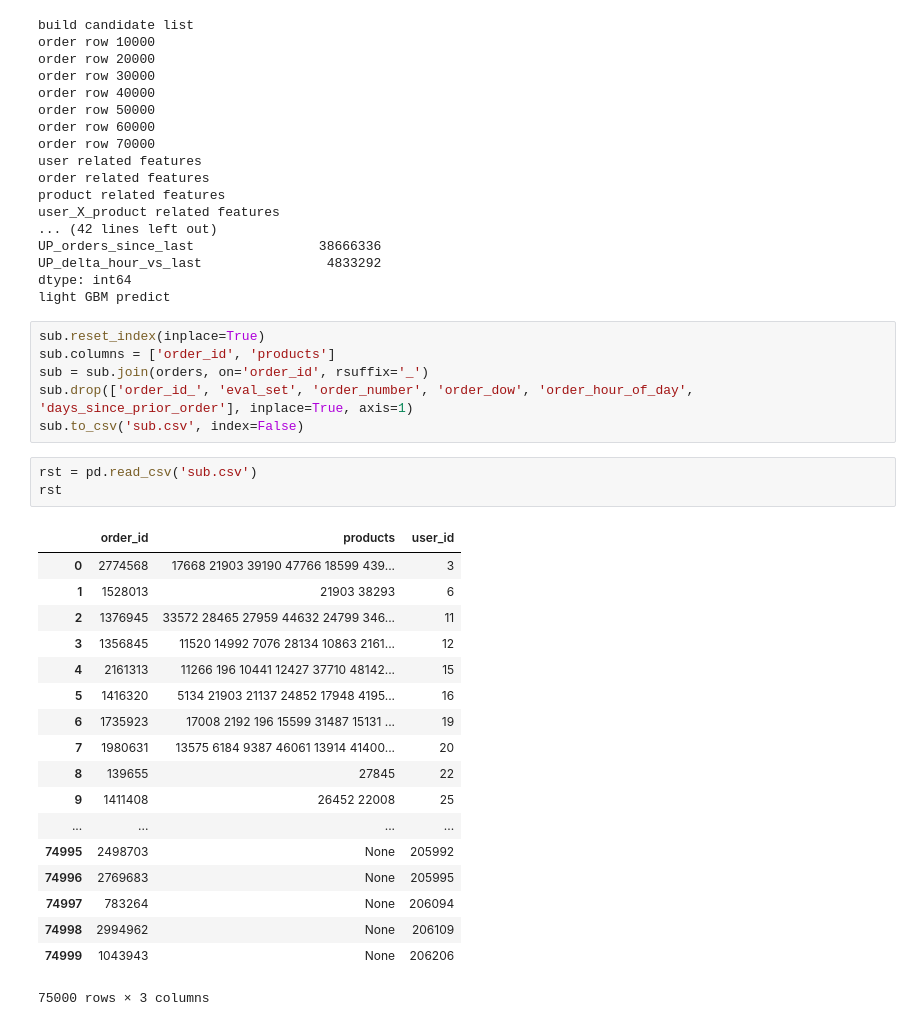
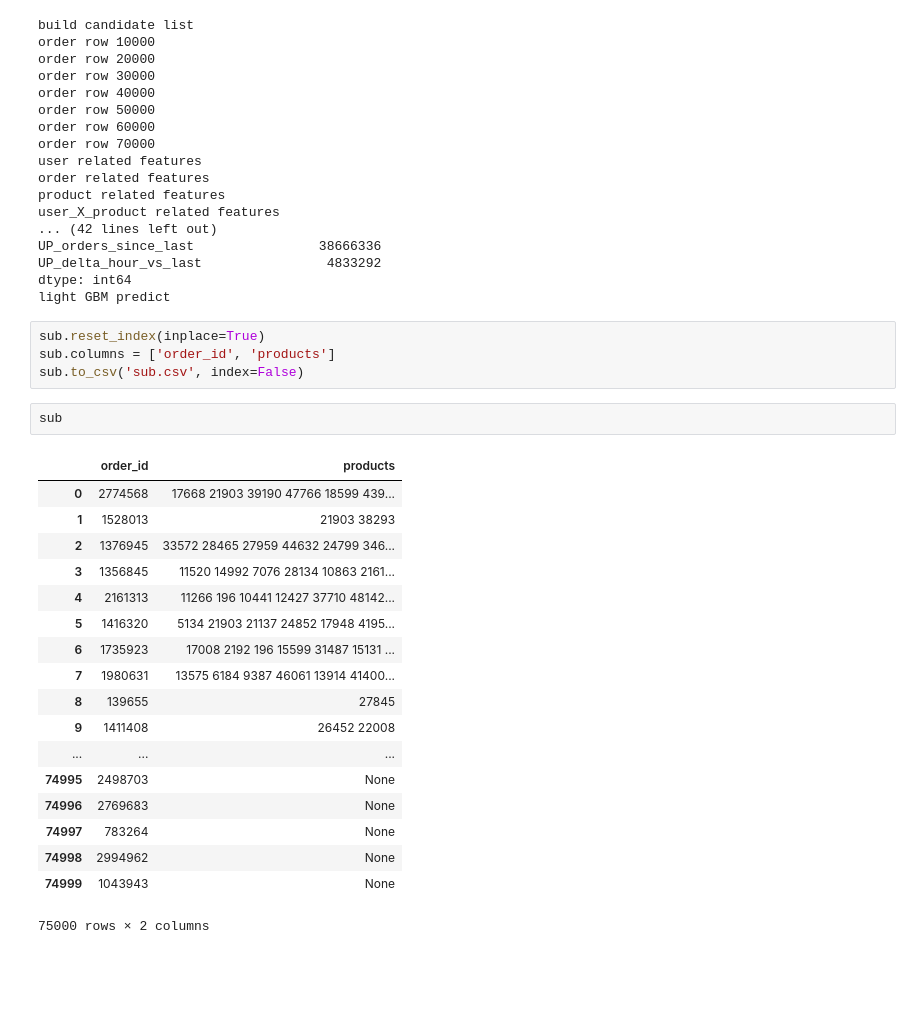
Before and after one commit to chenqiuc/6105FinalProject, a Jupyter notebook: goal1.ipynb, the cells around one changed output. Saved outputs shown, nothing was run; the diff lists cells and outputs as text; blank space fills up the shorter version.

```diff
--- a/goal1.ipynb
+++ b/goal1.ipynb
@@ -382,28 +382,25 @@ light GBM predict
 # %%
 sub.reset_index(inplace=True)
 sub.columns = ['order_id', 'products']
-sub = sub.join(orders, on='order_id', rsuffix='_')
-sub.drop(['order_id_', 'eval_set', 'order_number', 'order_dow', 'order_hour_of_day', 'days_since_prior_order'], inplace=True, axis=1)
 sub.to_csv('sub.csv', index=False)
-# %%
-rst = pd.read_csv('sub.csv')
-rst
-# %% [output]
-|  | order_id | products | user_id |
-| 0 | 2774568 | 17668 21903 39190 47766 18599 439... | 3 |
-| 1 | 1528013 | 21903 38293 | 6 |
-| 2 | 1376945 | 33572 28465 27959 44632 24799 346... | 11 |
-| 3 | 1356845 | 11520 14992 7076 28134 10863 2161... | 12 |
-| 4 | 2161313 | 11266 196 10441 12427 37710 48142... | 15 |
-| 5 | 1416320 | 5134 21903 21137 24852 17948 4195... | 16 |
-| 6 | 1735923 | 17008 2192 196 15599 31487 15131 ... | 19 |
-| 7 | 1980631 | 13575 6184 9387 46061 13914 41400... | 20 |
-| 8 | 139655 | 27845 | 22 |
-| 9 | 1411408 | 26452 22008 | 25 |
-| ... | ... | ... | ... |
-| 74995 | 2498703 | None | 205992 |
-| 74996 | 2769683 | None | 205995 |
-| 74997 | 783264 | None | 206094 |
-| 74998 | 2994962 | None | 206109 |
-| 74999 | 1043943 | None | 206206 |
-75000 rows × 3 columns
+# %%
+sub
+# %% [output]
+|  | order_id | products |
+| 0 | 2774568 | 17668 21903 39190 47766 18599 439... |
+| 1 | 1528013 | 21903 38293 |
+| 2 | 1376945 | 33572 28465 27959 44632 24799 346... |
+| 3 | 1356845 | 11520 14992 7076 28134 10863 2161... |
+| 4 | 2161313 | 11266 196 10441 12427 37710 48142... |
+| 5 | 1416320 | 5134 21903 21137 24852 17948 4195... |
+| 6 | 1735923 | 17008 2192 196 15599 31487 15131 ... |
+| 7 | 1980631 | 13575 6184 9387 46061 13914 41400... |
+| 8 | 139655 | 27845 |
+| 9 | 1411408 | 26452 22008 |
+| ... | ... | ... |
+| 74995 | 2498703 | None |
+| 74996 | 2769683 | None |
+| 74997 | 783264 | None |
+| 74998 | 2994962 | None |
+| 74999 | 1043943 | None |
+75000 rows × 2 columns
```
Also changed, not shown: parts of 1 cell of this notebook, 1 other file.
